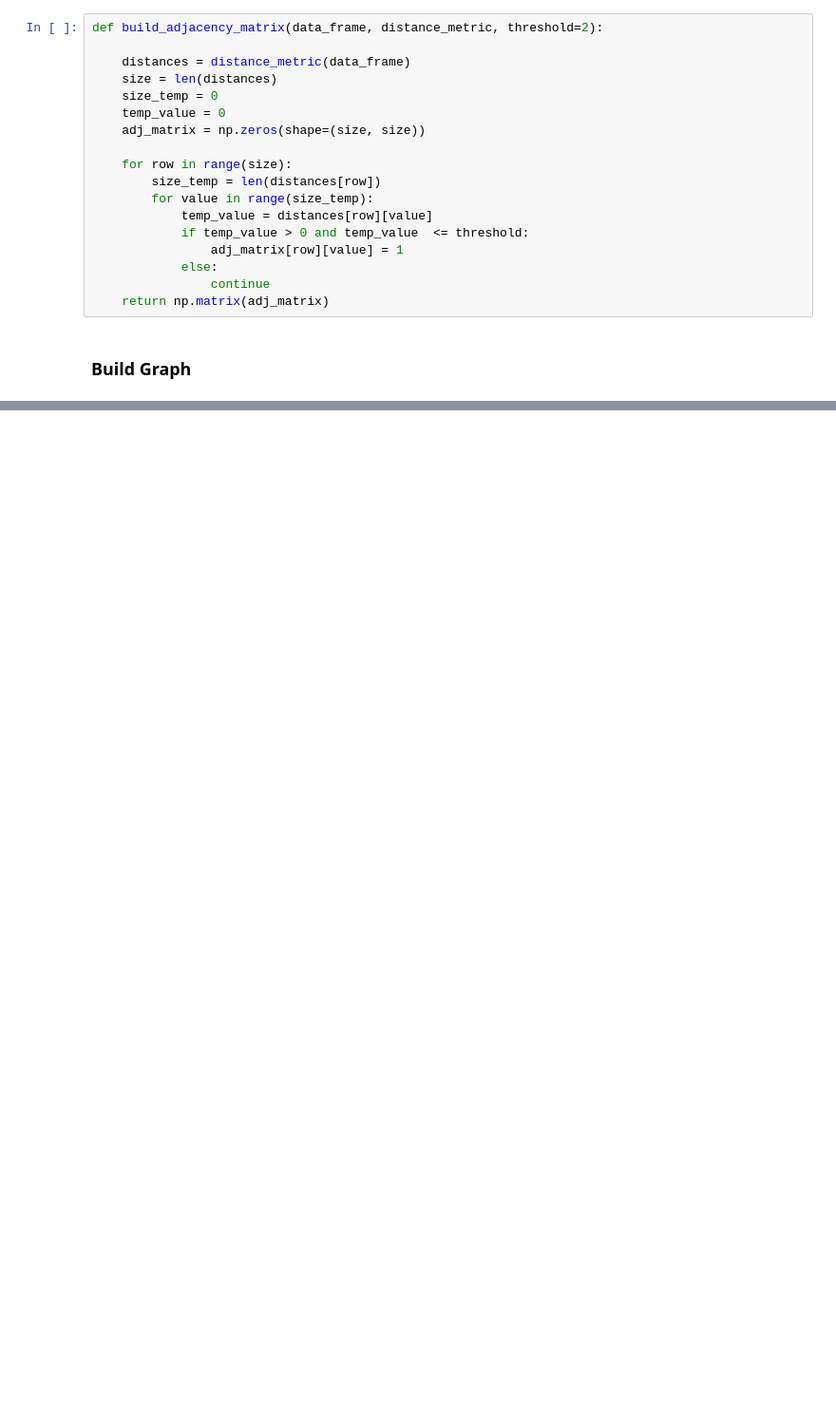
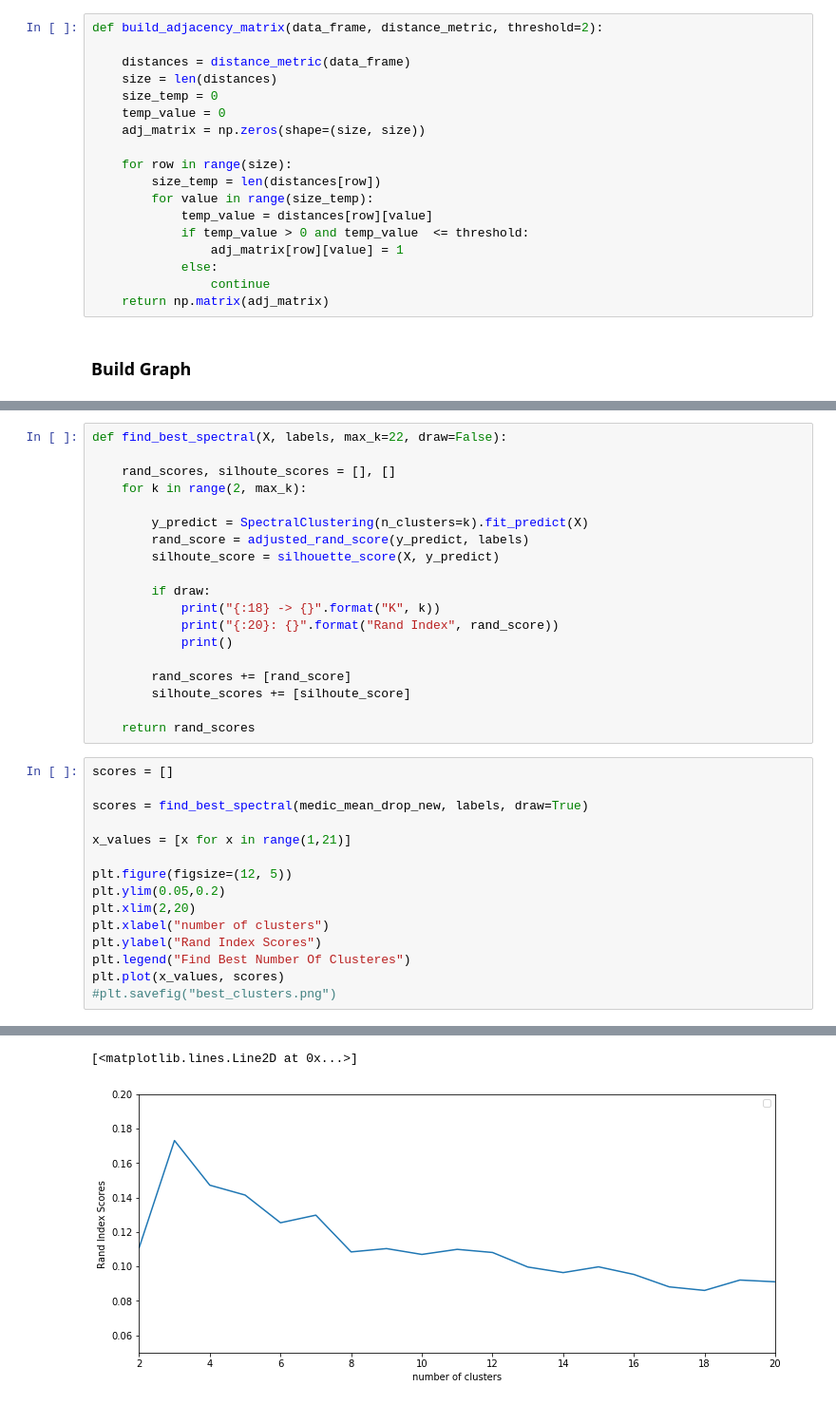
Before and after one commit to Pedrolindeza/schizoconnect, a Jupyter notebook: crc_2.ipynb, the cells around one changed output, grey strips where cells are left out. Shown at 95% size. Saved outputs shown, nothing was run; the diff lists cells and outputs as text; blank space fills up the shorter version.

```diff
--- a/crc_2.ipynb
+++ b/crc_2.ipynb
@@ -243,0 +267,35 @@ nx.set_node_attributes(G, 'disorder', disorders)
+# %%
+def find_best_spectral(X, labels, max_k=22, draw=False):
+
+    rand_scores, silhoute_scores = [], []
+    for k in range(2, max_k):
+
+        y_predict = SpectralClustering(n_clusters=k).fit_predict(X)
+        rand_score = adjusted_rand_score(y_predict, labels)
+        silhoute_score = silhouette_score(X, y_predict)
+
+        if draw:
+            print("{:18} -> {}".format("K", k))
+            print("{:20}: {}".format("Rand Index", rand_score))
+            print()
+
+        rand_scores += [rand_score]
+        silhoute_scores += [silhoute_score]
+
+    return rand_scores
+# %%
+scores = []
+
+scores = find_best_spectral(medic_mean_drop_new, labels, draw=True)
+
+x_values = [x for x in range(1,21)]
+
+plt.figure(figsize=(12, 5))
+plt.ylim(0.05,0.2)
+plt.xlim(2,20)
+plt.xlabel("number of clusters")
+plt.ylabel("Rand Index Scores")
+plt.legend("Find Best Number Of Clusteres")
+plt.plot(x_values, scores)
+#plt.savefig("best_clusters.png")
+# %% [output]
@@ -244,3 +319,5 @@ nx.set_node_attributes(G, 'disorder', disorders)
+[<matplotlib.lines.Line2D at 0x...>]
+[figure, added]
 # %%
 adj_mat = nx.to_numpy_matrix(G)
 
```
Also changed, not shown: parts of 24 cells of this notebook.
